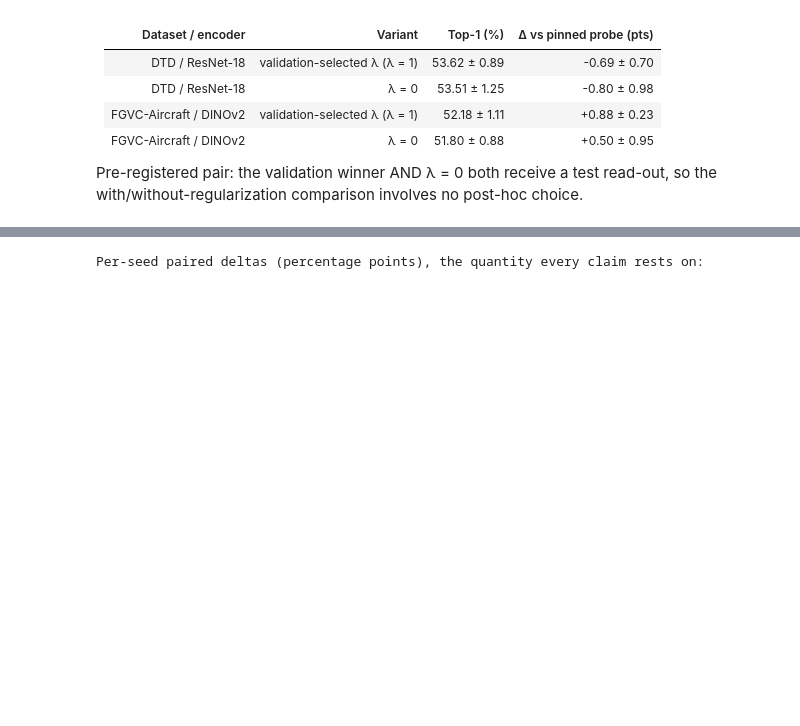
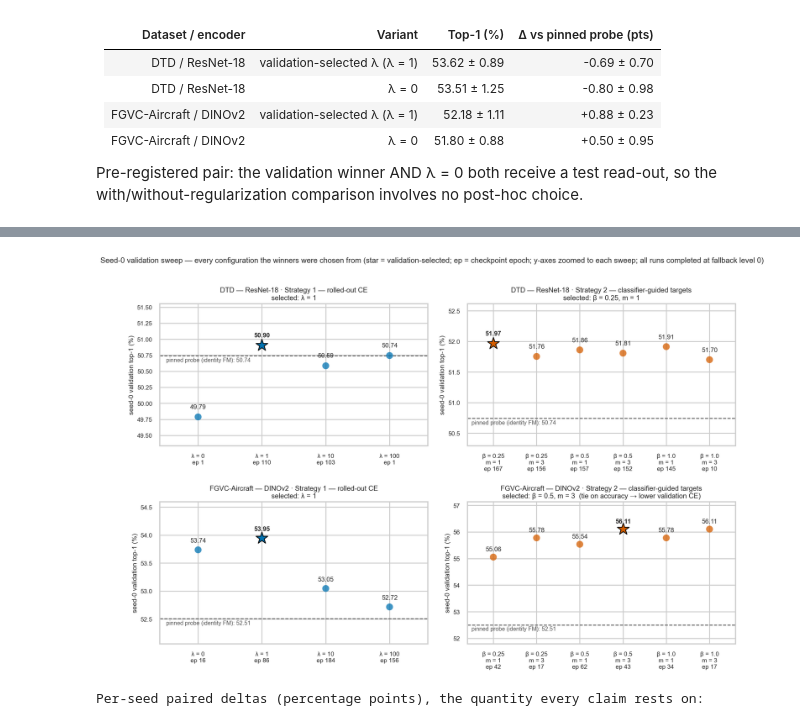
Before and after one commit to alonengel/Computer-Vision-Project, a Jupyter notebook: notebooks/stage3_presentation.ipynb, the cells around one changed output, grey strips where cells are left out. Cells and saved outputs as stored; diff of their text form; code cells hidden in the pictures; blank space fills up the shorter version.

```diff
--- a/notebooks/stage3_presentation.ipynb
+++ b/notebooks/stage3_presentation.ipynb
@@ -216,3 +188,7 @@ Seed-0 **validation** accuracy of the full pipeline per swept configuration (tes
+# %%
+display(Image(str(REPO / "results" / "figures" / "stage3_sweep.png"), width=1150))
+# %% [output]
+[figure, added]
 # %%
 from src.visualize import dataset_label, encoder_label
 
```
Also changed, not shown: parts of 3 cells of this notebook, 4 other files.
